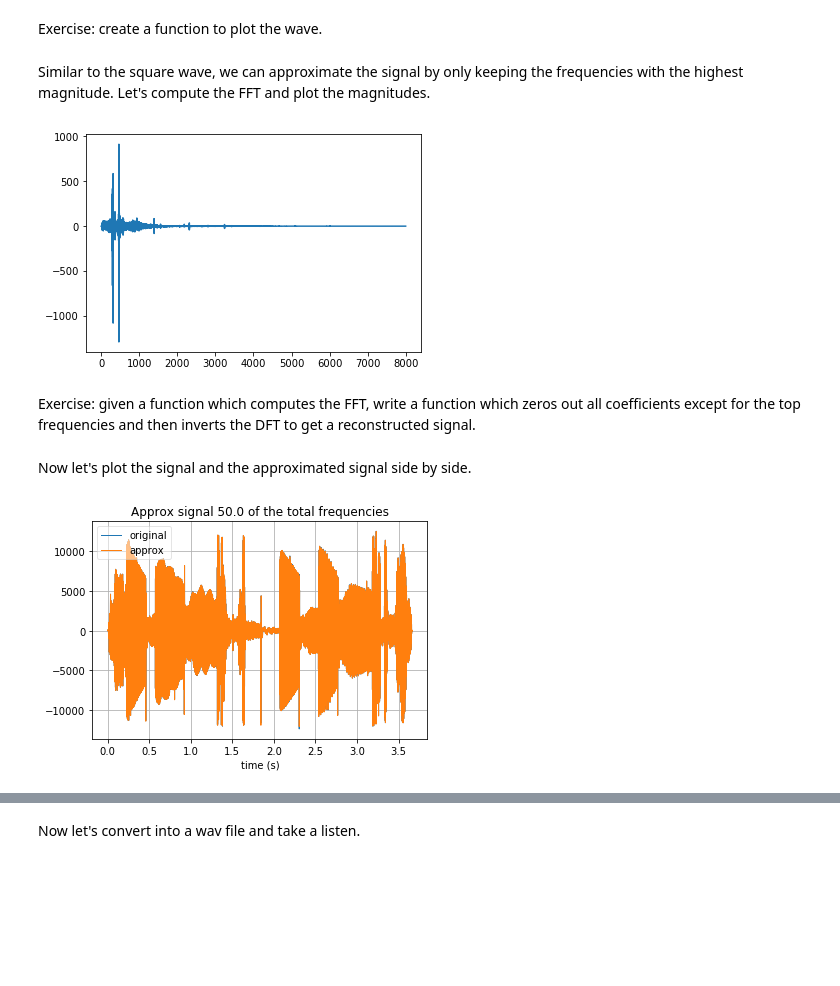
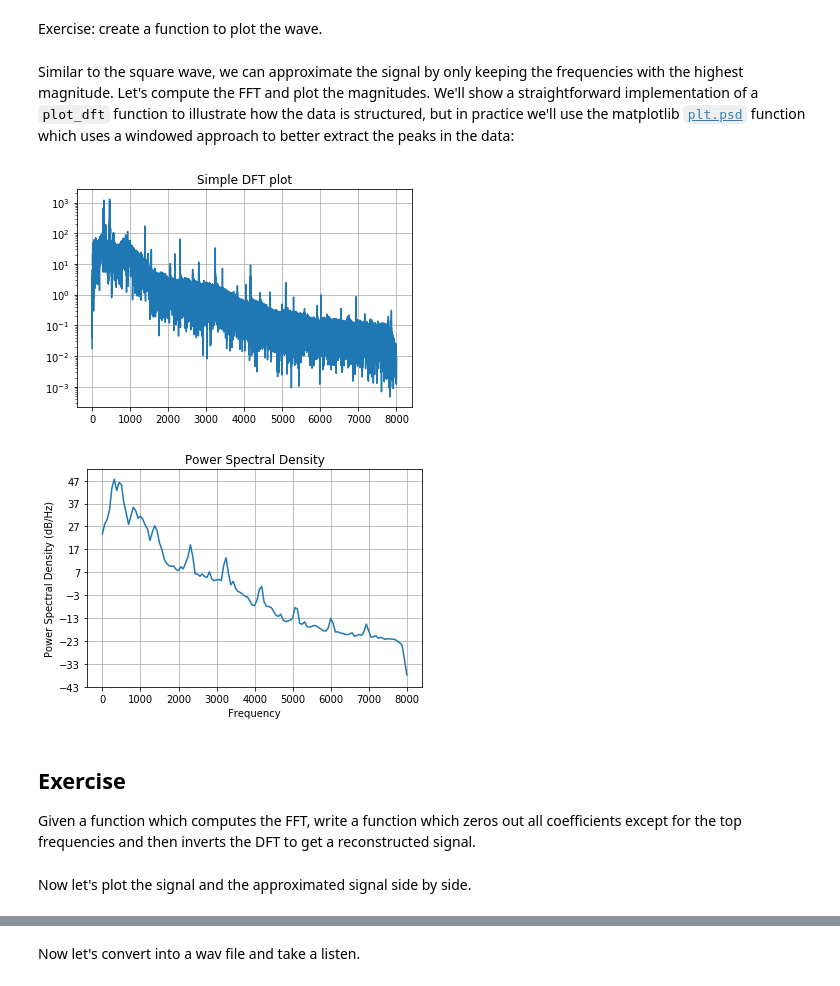
Before and after one commit to berkeley-stat159-f17/stat159-f17, a Jupyter notebook: labs/lab8.ipynb, the cells around one changed output, grey strips where cells are left out. Cells and saved outputs as stored; diff of their text form; code cells hidden in the pictures; blank space fills up the shorter version.

Commit message:
Lab 8 - updates to plot routines and code hints.

```diff
--- a/labs/lab8.ipynb
+++ b/labs/lab8.ipynb
@@ -271,33 +275,51 @@ def plot_wave(y, rate):
 
     ## Your code here
 # %% [markdown]
-Similar to the square wave, we can approximate the signal by only keeping the frequencies with the highest magnitude. Let's compute the FFT and plot the magnitudes.
+Similar to the square wave, we can approximate the signal by only keeping the frequencies with the highest magnitude. Let's compute the FFT and plot the magnitudes. We'll show a straightforward implementation of a `plot_dft` function to illustrate how the data is structured, but in practice we'll use the matplotlib [`plt.psd`](https://matplotlib.org/api/mlab_api.html#matplotlib.mlab.psd) function which uses a windowed approach to better extract the peaks in the data:
 # %%
-def plot_dft(y, rate):
+def plot_dft(y, rate, ax=None):
     """Plot a signal in the frequency domain
     Parameters
     ----------
     y : ndarray
       Audio signal as a numpy array
     rate : float
       Sampling rate of signal in Hz
     """
 
     n = len(y)
 
     # compute the real FFT
     out = np.fft.rfft(y) * 2 / n
 
+    # Note that nf may be off by one from n, see rfft docs for details
+
     # get the frequencies
+    freqs = np.linspace(0, rate/2, len(out))
+    # Typically power information is plotted on a log scale, as it often decays (for real-
+    # world signals) as a power law
+    if ax is None:
+        f, ax = plt.subplots()
 
-    freqs = np.arange(n / 2) * rate / n
-    plt.plot(freqs, out)
+    ax.semilogy(freqs, np.abs(out))
+    ax.set_title('Simple DFT plot')
+    ax.grid()
+    return ax
+
 
 plot_dft(y, rate)
+
+# In practice, we use the psd function:
+f, ax = plt.subplots()
+ax.psd(y, Fs=rate)
+ax.set_title('Power Spectral Density');
 # %% [output]
-[figure, old version]
+[figure, new version]
+[figure, added]
 # %% [markdown]
-Exercise: given a function which computes the FFT, write a function which zeros out all coefficients except for the top frequencies and then inverts the DFT to get a reconstructed signal.
+## Exercise
+
+Given a function which computes the FFT, write a function which zeros out all coefficients except for the top frequencies and then inverts the DFT to get a reconstructed signal.
 # %%
 def fourier_approx(y, rate, frac=0.5):
     """ Approximate a signal with the top frac frequencies
@@ -362,6 +392,3 @@ def plot_approx(y, y_approx, rate, frac=0.5):
 # %%
-frac = 0.01
+frac = .01
 y_approx = fourier_approx(y, rate, frac)
-plot_approx(y, y_approx, rate)
-# %% [output]
-[figure, removed]
```
Also changed, not shown: parts of 17 cells of this notebook.
